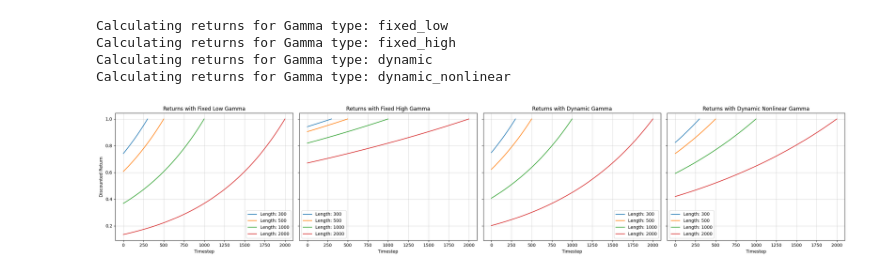
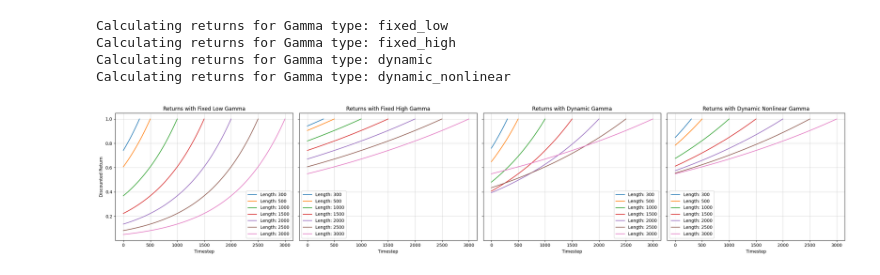
Before and after one commit to michaelnny/rl4llm, a Jupyter notebook: notebooks/test_discount.ipynb, the cells around one changed output. Drawn from its saved outputs; the diff is of its cells as text; code cells hidden in the pictures.

```diff
--- a/notebooks/test_discount.ipynb
+++ b/notebooks/test_discount.ipynb
@@ -99,10 +99,10 @@ def visualize_returns(episode_lengths, gammas, all_returns):
 
 # Define parameters
 # episode_lengths_to_test = [300, 500, 1000, 2000, 3000, 4000, 5000, 6000, 7000, 8000, 9000, 10000]
-episode_lengths_to_test = [300, 500, 1000, 2000]
+episode_lengths_to_test = [300, 500, 1000, 1500, 2000, 2500, 3000]
 min_gamma_val = 0.999
-max_gamma_val = 0.9998
-max_expected_episode_length = 8000
+max_gamma_val = 0.9997
+max_expected_episode_length = 3000
 nonlinear_scaling_factor = 0.25
 
 # Define different gamma strategies
@@ -114,31 +114,31 @@ gamma_strategies = {
         length, min_gamma_val, max_gamma_val, max_expected_episode_length, nonlinear_scaling_factor
     ),
 }
 
 all_calculated_returns = {}
 
 for gamma_type, gamma_value in gamma_strategies.items():
     print(f"Calculating returns for Gamma type: {gamma_type}")
     all_calculated_returns[gamma_type] = {}
     for episode_length in episode_lengths_to_test:
         # print(f"  Episode length: {episode_length}")
         reward_t = 1.0
         rewards = [0] * (episode_length - 1) + [reward_t]
 
         # Get gamma value (either fixed or dynamic)
         if callable(gamma_value):  # If gamma_value is a function (for dynamic)
             current_gamma = gamma_value(episode_length)
         else:  # For fixed gamma values
             current_gamma = gamma_value
 
         returns = calculate_returns(rewards, current_gamma)
         all_calculated_returns[gamma_type][episode_length] = returns
 
 # Visualize the results
 visualize_returns(episode_lengths_to_test, gamma_strategies, all_calculated_returns)
 # %% [output]
 Calculating returns for Gamma type: fixed_low
 Calculating returns for Gamma type: fixed_high
 Calculating returns for Gamma type: dynamic
 Calculating returns for Gamma type: dynamic_nonlinear
-[figure, old version]
+[figure, new version]
```
Also changed, not shown: 28 other files.
